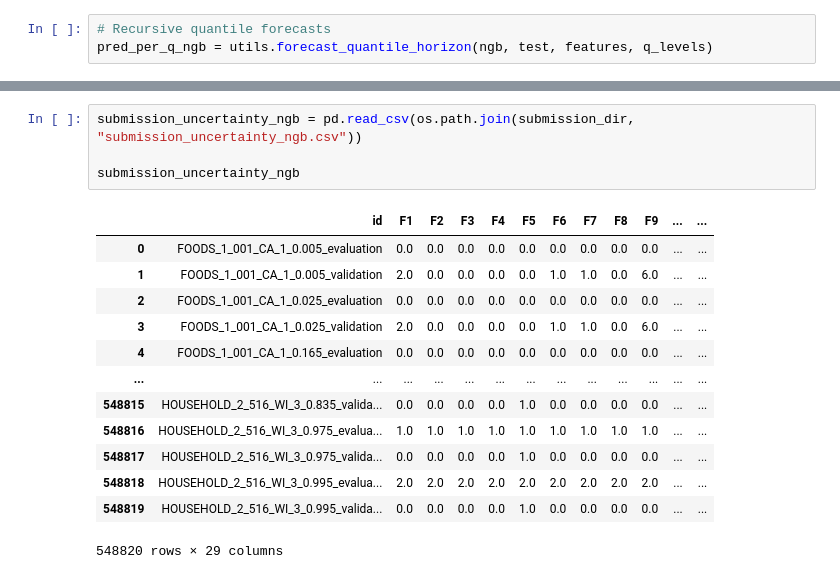
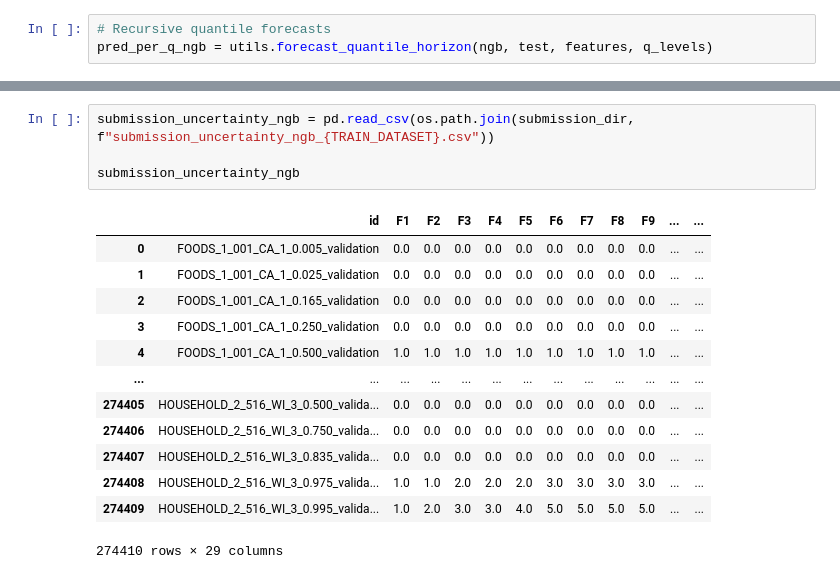
Before and after one commit to Lu-Zetian/m5-forecasting, a Jupyter notebook: main.ipynb, the cells around one changed output, grey strips where cells are left out. Drawn from its saved outputs; the diff is of its cells as text.

```diff
--- a/main.ipynb
+++ b/main.ipynb
@@ -281,20 +403,20 @@ utils.save_uncertainty_submission(
 # %% [output]
 True
 # %%
-submission_uncertainty_ngb = pd.read_csv(os.path.join(submission_dir, "submission_uncertainty_ngb.csv"))
+submission_uncertainty_ngb = pd.read_csv(os.path.join(submission_dir, f"submission_uncertainty_ngb_{TRAIN_DATASET}.csv"))
 
 submission_uncertainty_ngb
 # %% [output]
 |  | id | F1 | F2 | F3 | F4 | F5 | F6 | F7 | F8 | F9 | ... | ... |
-| 0 | FOODS_1_001_CA_1_0.005_evaluation | 0.0 | 0.0 | 0.0 | 0.0 | 0.0 | 0.0 | 0.0 | 0.0 | 0.0 | ... | ... |
-| 1 | FOODS_1_001_CA_1_0.005_validation | 2.0 | 0.0 | 0.0 | 0.0 | 0.0 | 1.0 | 1.0 | 0.0 | 6.0 | ... | ... |
-| 2 | FOODS_1_001_CA_1_0.025_evaluation | 0.0 | 0.0 | 0.0 | 0.0 | 0.0 | 0.0 | 0.0 | 0.0 | 0.0 | ... | ... |
-| 3 | FOODS_1_001_CA_1_0.025_validation | 2.0 | 0.0 | 0.0 | 0.0 | 0.0 | 1.0 | 1.0 | 0.0 | 6.0 | ... | ... |
-| 4 | FOODS_1_001_CA_1_0.165_evaluation | 0.0 | 0.0 | 0.0 | 0.0 | 0.0 | 0.0 | 0.0 | 0.0 | 0.0 | ... | ... |
+| 0 | FOODS_1_001_CA_1_0.005_validation | 0.0 | 0.0 | 0.0 | 0.0 | 0.0 | 0.0 | 0.0 | 0.0 | 0.0 | ... | ... |
+| 1 | FOODS_1_001_CA_1_0.025_validation | 0.0 | 0.0 | 0.0 | 0.0 | 0.0 | 0.0 | 0.0 | 0.0 | 0.0 | ... | ... |
+| 2 | FOODS_1_001_CA_1_0.165_validation | 0.0 | 0.0 | 0.0 | 0.0 | 0.0 | 0.0 | 0.0 | 0.0 | 0.0 | ... | ... |
+| 3 | FOODS_1_001_CA_1_0.250_validation | 0.0 | 0.0 | 0.0 | 0.0 | 0.0 | 0.0 | 0.0 | 0.0 | 0.0 | ... | ... |
+| 4 | FOODS_1_001_CA_1_0.500_validation | 1.0 | 1.0 | 1.0 | 1.0 | 1.0 | 1.0 | 1.0 | 1.0 | 1.0 | ... | ... |
 | ... | ... | ... | ... | ... | ... | ... | ... | ... | ... | ... | ... | ... |
-| 548815 | HOUSEHOLD_2_516_WI_3_0.835_valida... | 0.0 | 0.0 | 0.0 | 0.0 | 1.0 | 0.0 | 0.0 | 0.0 | 0.0 | ... | ... |
-| 548816 | HOUSEHOLD_2_516_WI_3_0.975_evalua... | 1.0 | 1.0 | 1.0 | 1.0 | 1.0 | 1.0 | 1.0 | 1.0 | 1.0 | ... | ... |
-| 548817 | HOUSEHOLD_2_516_WI_3_0.975_valida... | 0.0 | 0.0 | 0.0 | 0.0 | 1.0 | 0.0 | 0.0 | 0.0 | 0.0 | ... | ... |
-| 548818 | HOUSEHOLD_2_516_WI_3_0.995_evalua... | 2.0 | 2.0 | 2.0 | 2.0 | 2.0 | 2.0 | 2.0 | 2.0 | 2.0 | ... | ... |
-| 548819 | HOUSEHOLD_2_516_WI_3_0.995_valida... | 0.0 | 0.0 | 0.0 | 0.0 | 1.0 | 0.0 | 0.0 | 0.0 | 0.0 | ... | ... |
+| 274405 | HOUSEHOLD_2_516_WI_3_0.500_valida... | 0.0 | 0.0 | 0.0 | 0.0 | 0.0 | 0.0 | 0.0 | 0.0 | 0.0 | ... | ... |
+| 274406 | HOUSEHOLD_2_516_WI_3_0.750_valida... | 0.0 | 0.0 | 0.0 | 0.0 | 0.0 | 0.0 | 0.0 | 0.0 | 0.0 | ... | ... |
+| 274407 | HOUSEHOLD_2_516_WI_3_0.835_valida... | 0.0 | 0.0 | 0.0 | 0.0 | 0.0 | 0.0 | 0.0 | 0.0 | 0.0 | ... | ... |
+| 274408 | HOUSEHOLD_2_516_WI_3_0.975_valida... | 1.0 | 1.0 | 2.0 | 2.0 | 2.0 | 3.0 | 3.0 | 3.0 | 3.0 | ... | ... |
+| 274409 | HOUSEHOLD_2_516_WI_3_0.995_valida... | 1.0 | 2.0 | 3.0 | 3.0 | 4.0 | 5.0 | 5.0 | 5.0 | 5.0 | ... | ... |
-548820 rows × 29 columns
+274410 rows × 29 columns
```
Also changed, not shown: parts of 31 cells of this notebook, 17 other files.
